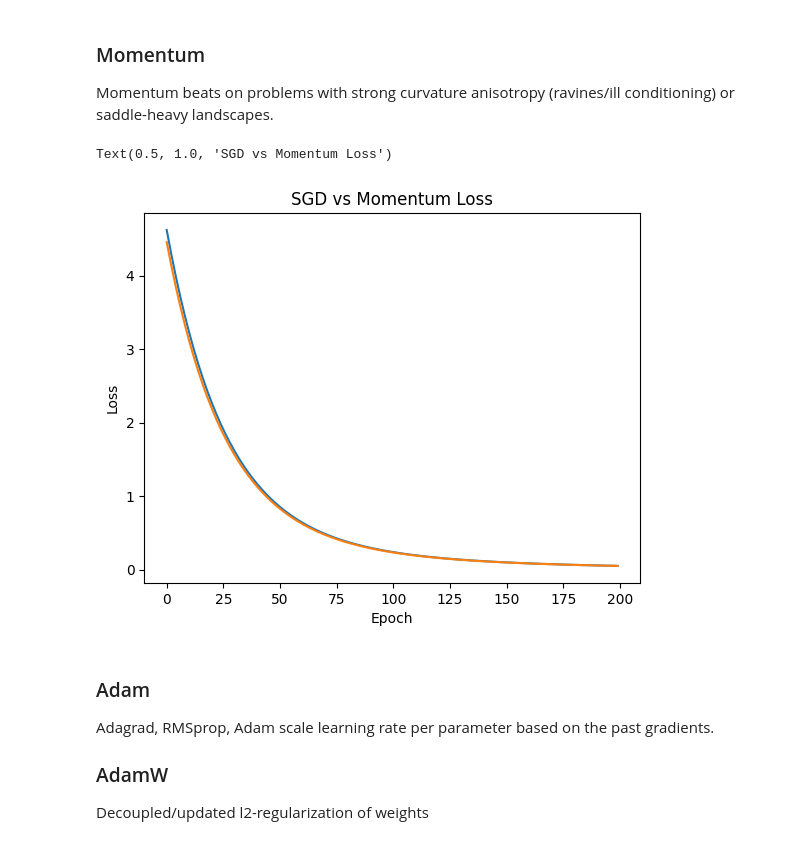
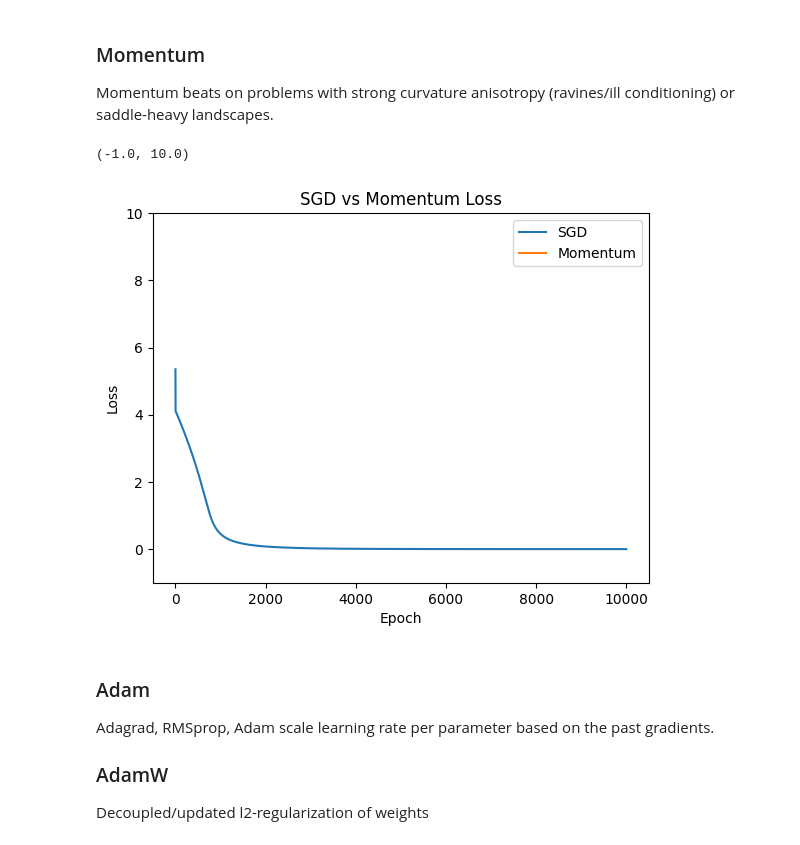
Before and after one commit to VojtaHavlicek/ML-onramp, a Jupyter notebook: onramp.ipynb, the cells around one changed output. Saved outputs shown, nothing was run; the diff lists cells and outputs as text; code cells hidden in the pictures.

```diff
--- a/onramp.ipynb
+++ b/onramp.ipynb
@@ -471,7 +471,7 @@ class MomentumSGD:
                  params:List[Dict[str, np.ndarray]],
                  lr=0.01,
                  momentum: float = 0.9,
-                 nesterov: bool = True,
+                 nesterov: bool = False,
                  dampening:float = 0.0,
                  weight_decay: float = 0.0,
                  maximize: bool = False) -> None:
@@ -544,7 +544,7 @@ def rosen_grad(xy):
     dfdy = 200*(y - x**2)
     return np.array([dfdx, dfdy])
 
-def run_optimizer(opt, x0, grad_fn, max_steps=20000, tol=1e-6):
+def run_optimizer(opt, x0, grad_fn, max_steps=10000, tol=1e-6):
     """Run the optimizer on the Rosenbrock function.
 
     Args:
@@ -579,13 +579,15 @@ loss_mom = run_optimizer(MomentumSGD([x_param.copy()], lr=1e-3, momentum=0.9),
 # %%
 fig, ax = plt.subplots()
 ax.plot(loss_sgd, label="SGD")
 ax.plot(loss_mom, label="Momentum")
 ax.set_xlabel("Epoch")
 ax.set_ylabel("Loss")
 ax.set_title("SGD vs Momentum Loss")
+ax.legend()
+ax.set_ylim(-1,10)
 # %% [output]
-Text(0.5, 1.0, 'SGD vs Momentum Loss')
+(-1.0, 10.0)
-[figure, old version]
+[figure, new version]
 # %% [markdown]
 ### Adam
 Adagrad, RMSprop, Adam scale learning rate per parameter based on the past gradients.
```
Also changed, not shown: parts of 6 cells of this notebook.
